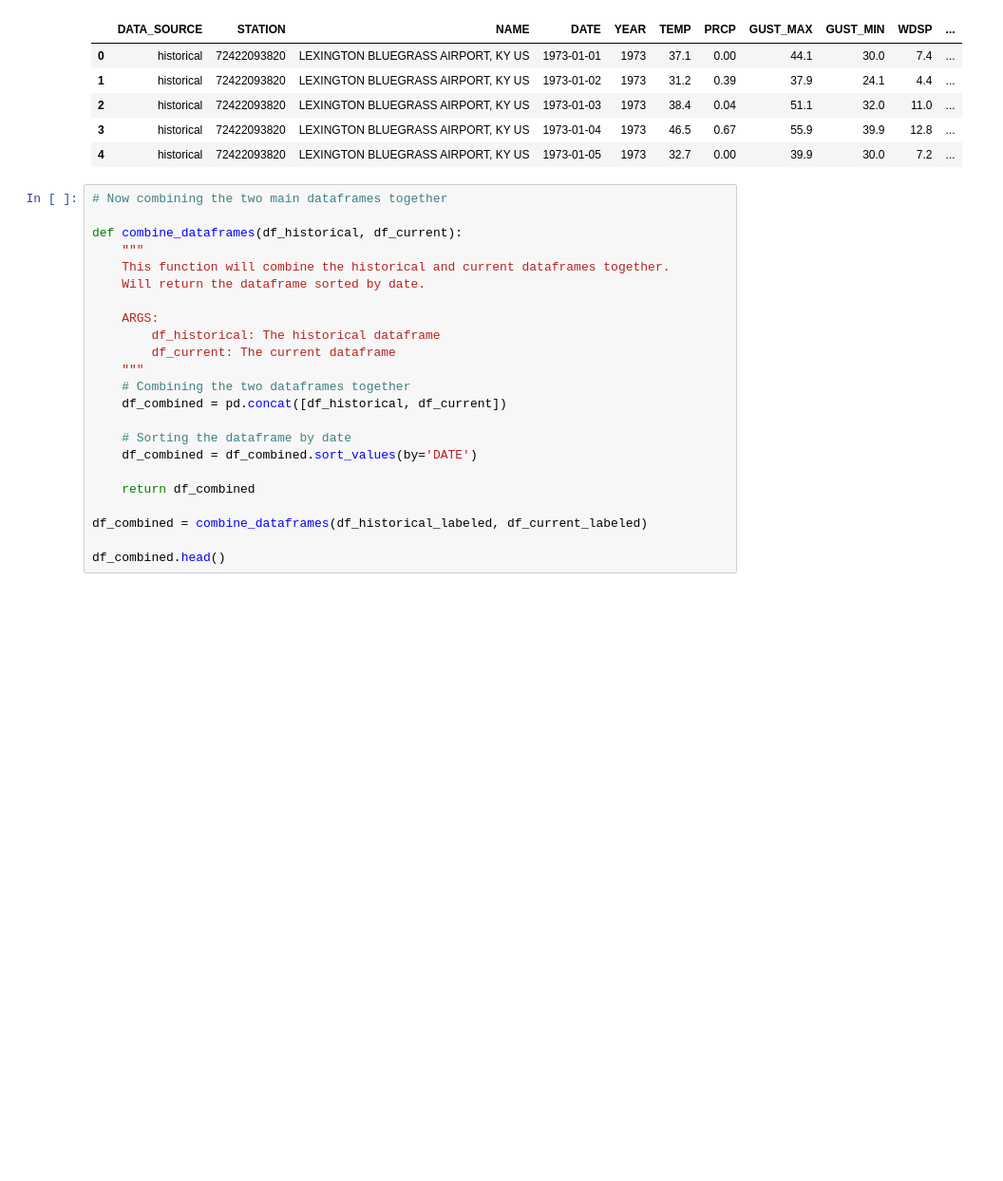
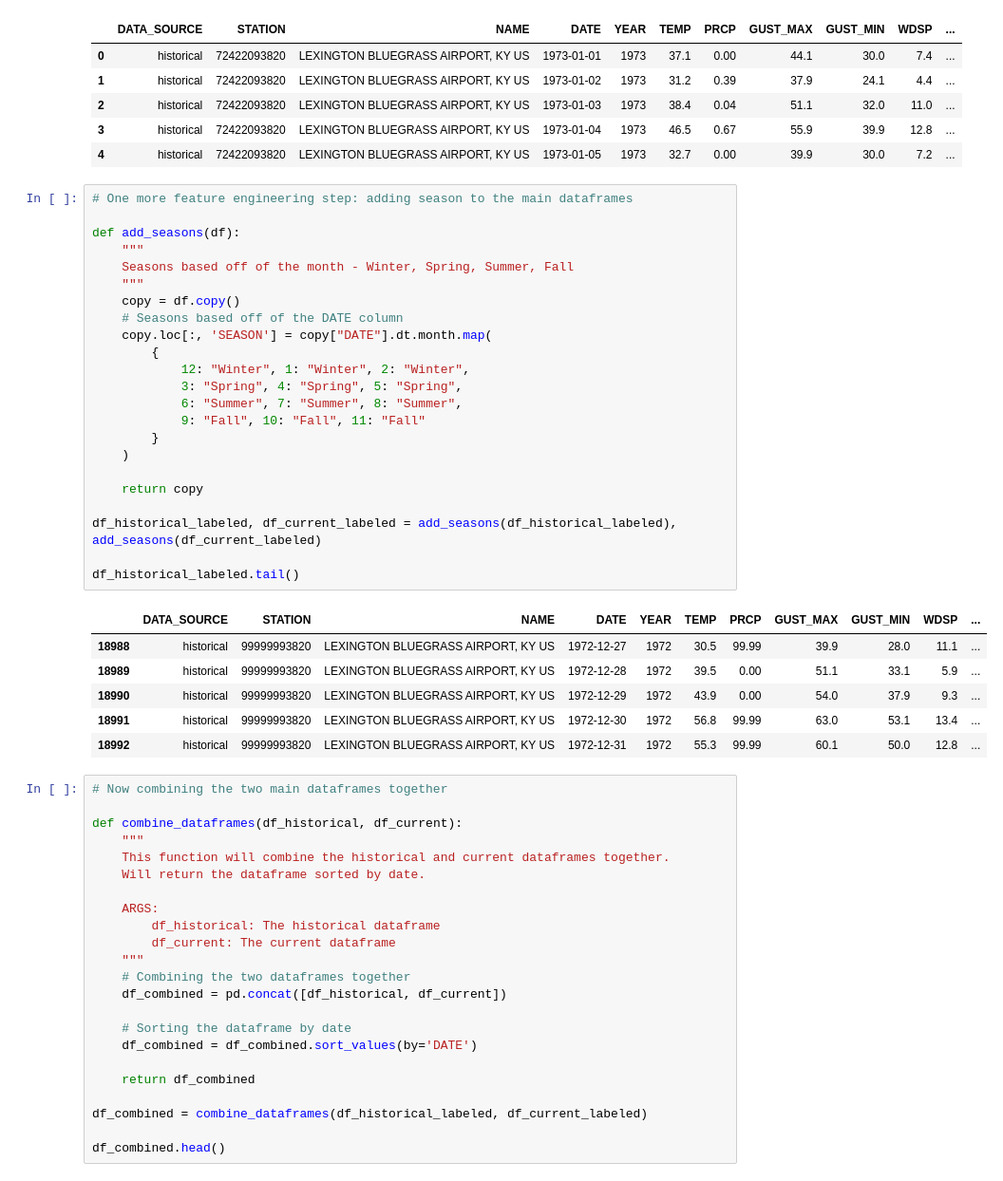
Before and after one commit to taylynne/code_you_capstone, a Jupyter notebook: data_cleaning.ipynb, the cells around one changed output. Shown at 95% size. Cells and saved outputs as stored; diff of their text form; blank space fills up the shorter version.

```diff
--- a/data_cleaning.ipynb
+++ b/data_cleaning.ipynb
@@ -522,6 +522,36 @@ df_historical_labeled.head()
 | 2 | historical | 72422093820 | LEXINGTON BLUEGRASS AIRPORT, KY US | 1973-01-03 | 1973 | 38.4 | 0.04 | 51.1 | 32.0 | 11.0 | ... |
 | 3 | historical | 72422093820 | LEXINGTON BLUEGRASS AIRPORT, KY US | 1973-01-04 | 1973 | 46.5 | 0.67 | 55.9 | 39.9 | 12.8 | ... |
 | 4 | historical | 72422093820 | LEXINGTON BLUEGRASS AIRPORT, KY US | 1973-01-05 | 1973 | 32.7 | 0.00 | 39.9 | 30.0 | 7.2 | ... |
+# %%
+# One more feature engineering step: adding season to the main dataframes
+
+def add_seasons(df):
+    """
+    Seasons based off of the month - Winter, Spring, Summer, Fall
+    """
+    copy = df.copy()
+    # Seasons based off of the DATE column
+    copy.loc[:, 'SEASON'] = copy["DATE"].dt.month.map(
+        {
+            12: "Winter", 1: "Winter", 2: "Winter",
+            3: "Spring", 4: "Spring", 5: "Spring",
+            6: "Summer", 7: "Summer", 8: "Summer",
+            9: "Fall", 10: "Fall", 11: "Fall"
+        }
+    )
+
+    return copy
+
+df_historical_labeled, df_current_labeled = add_seasons(df_historical_labeled), add_seasons(df_current_labeled)
+
+df_historical_labeled.tail()
+# %% [output]
+|  | DATA_SOURCE | STATION | NAME | DATE | YEAR | TEMP | PRCP | GUST_MAX | GUST_MIN | WDSP | ... |
+| 18988 | historical | 99999993820 | LEXINGTON BLUEGRASS AIRPORT, KY US | 1972-12-27 | 1972 | 30.5 | 99.99 | 39.9 | 28.0 | 11.1 | ... |
+| 18989 | historical | 99999993820 | LEXINGTON BLUEGRASS AIRPORT, KY US | 1972-12-28 | 1972 | 39.5 | 0.00 | 51.1 | 33.1 | 5.9 | ... |
+| 18990 | historical | 99999993820 | LEXINGTON BLUEGRASS AIRPORT, KY US | 1972-12-29 | 1972 | 43.9 | 0.00 | 54.0 | 37.9 | 9.3 | ... |
+| 18991 | historical | 99999993820 | LEXINGTON BLUEGRASS AIRPORT, KY US | 1972-12-30 | 1972 | 56.8 | 99.99 | 63.0 | 53.1 | 13.4 | ... |
+| 18992 | historical | 99999993820 | LEXINGTON BLUEGRASS AIRPORT, KY US | 1972-12-31 | 1972 | 55.3 | 99.99 | 60.1 | 50.0 | 12.8 | ... |
 # %%
 # Now combining the two main dataframes together
 
```
Also changed, not shown: parts of 1 cell of this notebook, 2 other files.
